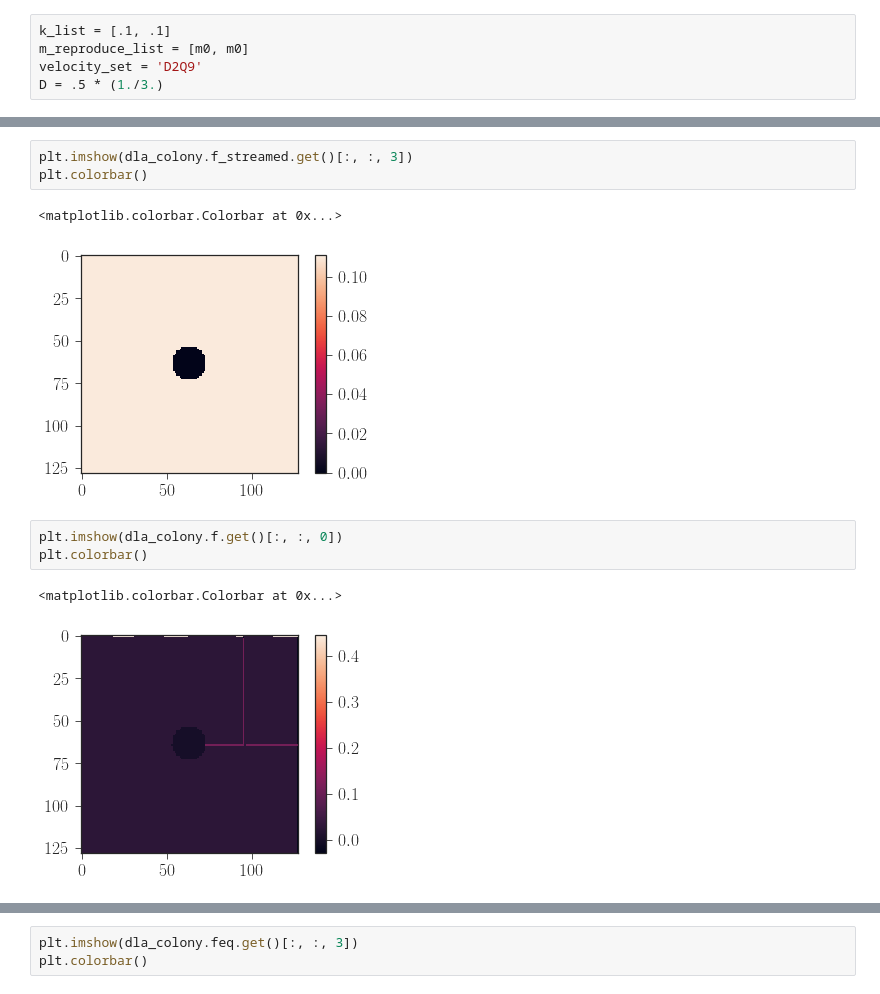
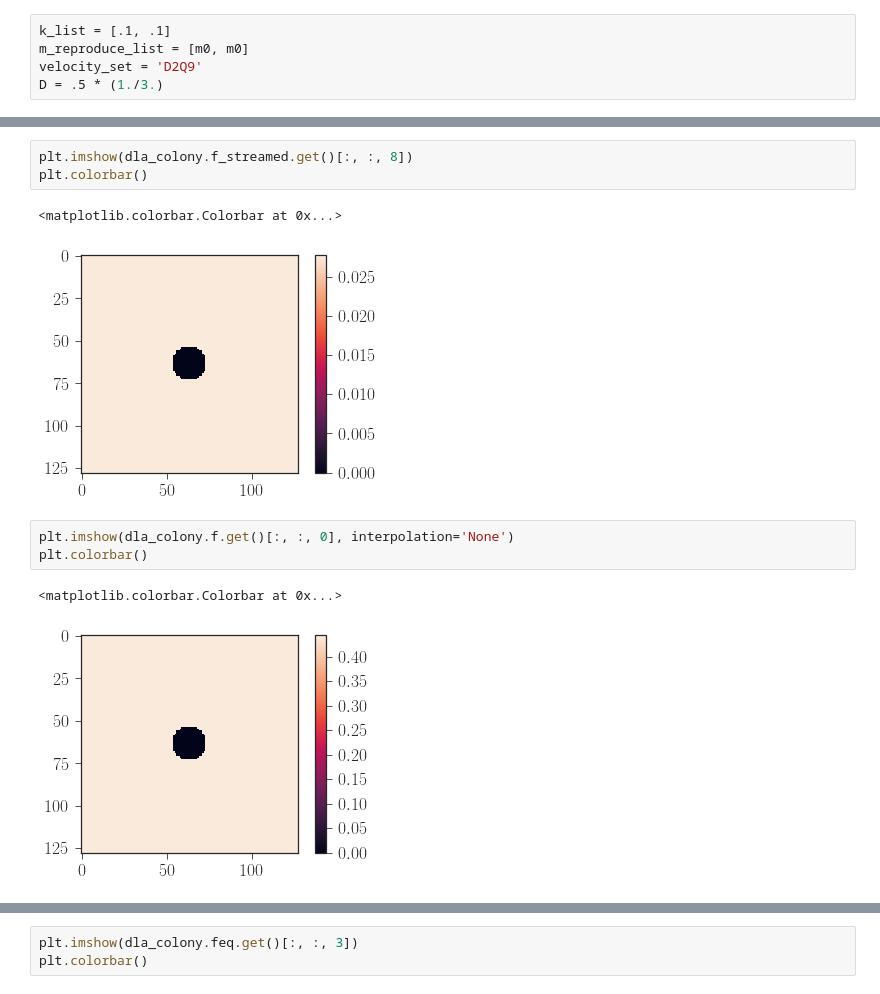
Before and after one commit to btweinstein/LB_colony_growth, a Jupyter notebook: 2018_04_23_mako_opencl_2d.ipynb, the cells around one changed output, grey strips where cells are left out. Saved outputs shown, nothing was run; the diff lists cells and outputs as text.

```diff
--- a/2018_04_23_mako_opencl_2d.ipynb
+++ b/2018_04_23_mako_opencl_2d.ipynb
@@ -153,15 +144,15 @@ Reload Program Binary Object.
 # %%
-plt.imshow(dla_colony.f_streamed.get()[:, :, 3])
+plt.imshow(dla_colony.f_streamed.get()[:, :, 8])
 plt.colorbar()
 # %% [output]
 <matplotlib.colorbar.Colorbar at 0x...>
-[figure, old version]
+[figure, new version]
 # %%
-plt.imshow(dla_colony.f.get()[:, :, 0])
+plt.imshow(dla_colony.f.get()[:, :, 0], interpolation='None')
 plt.colorbar()
 # %% [output]
 <matplotlib.colorbar.Colorbar at 0x...>
-[figure, old version]
+[figure, new version]
 # %%
 plt.imshow(dla_colony.rho.get(), interpolation=None)
 plt.colorbar()
```
Also changed, not shown: parts of 10 cells of this notebook, 1 other file.
